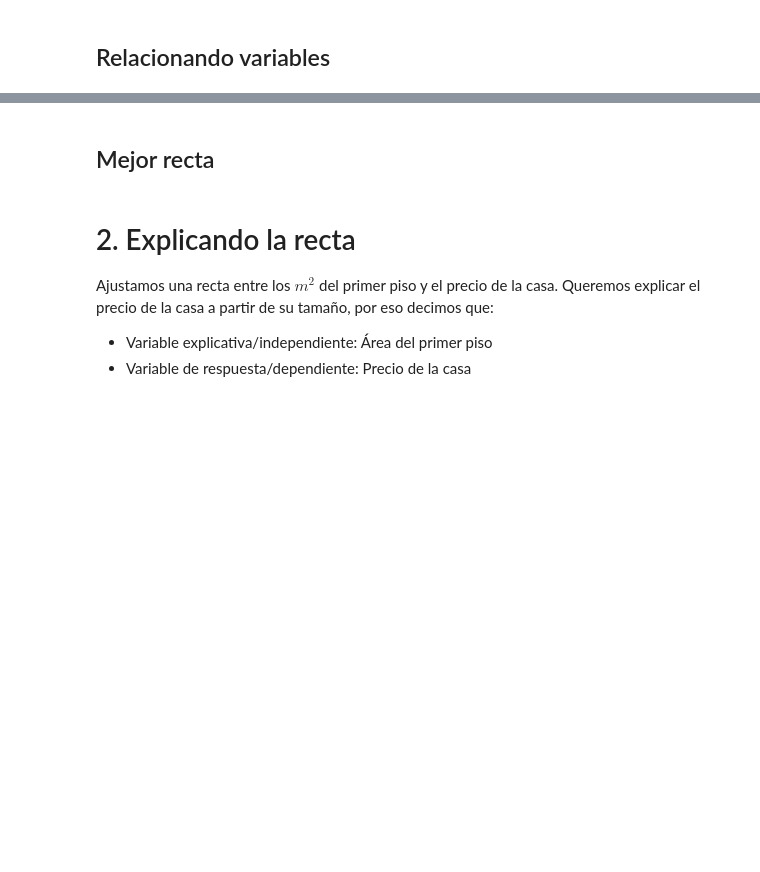
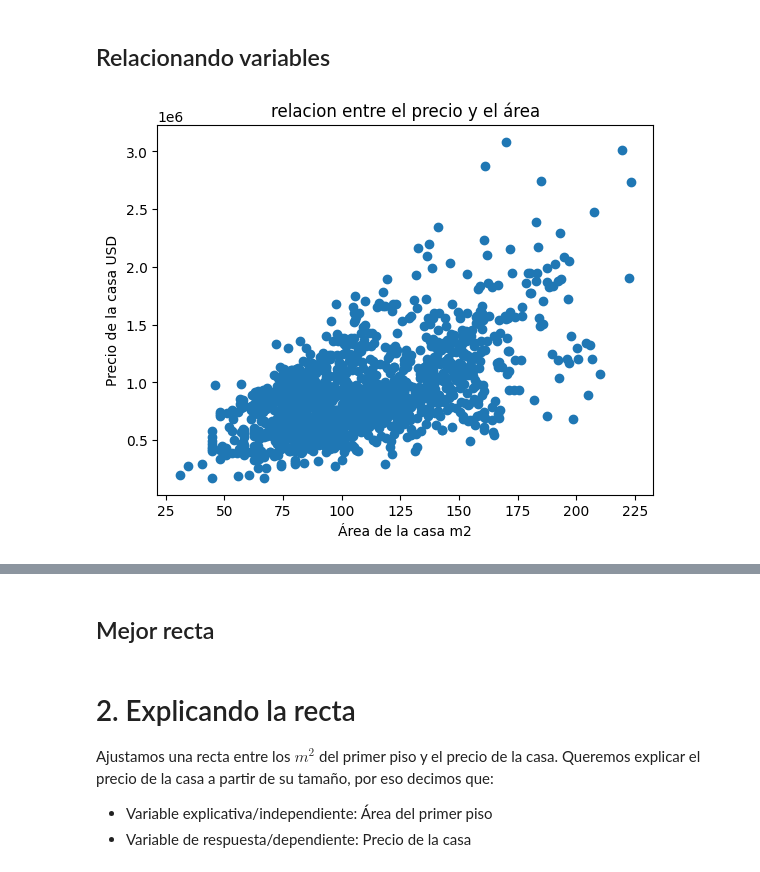
Before and after one commit to LejImkoaj/data-sciencie-regresion-lineal, a Jupyter notebook: precios_de_inmuebles_regresion_lineal.ipynb, the cells around one changed output, grey strips where cells are left out. Drawn from its saved outputs; the diff is of its cells as text; code cells hidden in the pictures; blank space fills up the shorter version.

Commit message:
correlacion

```diff
--- a/precios_de_inmuebles_regresion_lineal.ipynb
+++ b/precios_de_inmuebles_regresion_lineal.ipynb
@@ -96,3 +106,37 @@ El coeficiente de correlación de Pearson nos permite medir la relación lineal
+# %%
+# Actividad
+# Cuáles factores están más correlacionados?
+
+# Actividad
+import pandas as pd
+import numpy as np
+import matplotlib.pyplot as plt
+import seaborn as sns
+
+# Leyendo datos
+datos = pd.read_csv("/content/precios_casas.csv")
+datos = datos.drop(columns = "Id")
+
+# Correlación
+corr = datos.corr()
+
+# ¿Qué factores están más correlacionados?
+
+# Generar una máscara para el triángulo superior
+mascara = np.zeros_like(corr, dtype=bool)
+mascara[np.triu_indices_from(mascara)] = True
+
+# Configurar la figura de matplotlib
+f, ax = plt.subplots(figsize=(11, 9))
+
+# Generar el mapa de calor (heatmap)
+cmap = sns.diverging_palette(220, 10, as_cmap=True)
+
+sns.heatmap(corr, mask=mascara, cmap=cmap, vmax=1, vmin=-1, center=0,
+            square=True, linewidths=.5, annot=True, cbar_kws={"shrink": .5})
+
+# Mostrar el mapa de calor (heatmap)
+plt.show()
 # %% [markdown]
 ## Relacionando variables
 # %%
@@ -102,3 +147,14 @@ El coeficiente de correlación de Pearson nos permite medir la relación lineal
+# %%
+# Cómo se relacionan el área construída y el precio del inmueble?
+
+plt.scatter(datos['area_primer_piso'], datos['precio_de_venta'])
+plt.title('relacion entre el precio y el área')
+plt.xlabel('Área de la casa m2')
+plt.ylabel('Precio de la casa USD')
+
+plt.show();
+# %% [output]
+[figure, added]
 # %%
 # Aparentemente mientras mayor es el área del primer piso, mayor es el precio de la casa.
 # E si quisieramos trazar una línea que nos permita describir este comportamiento?
```
Also changed, not shown: parts of 6 cells of this notebook.
